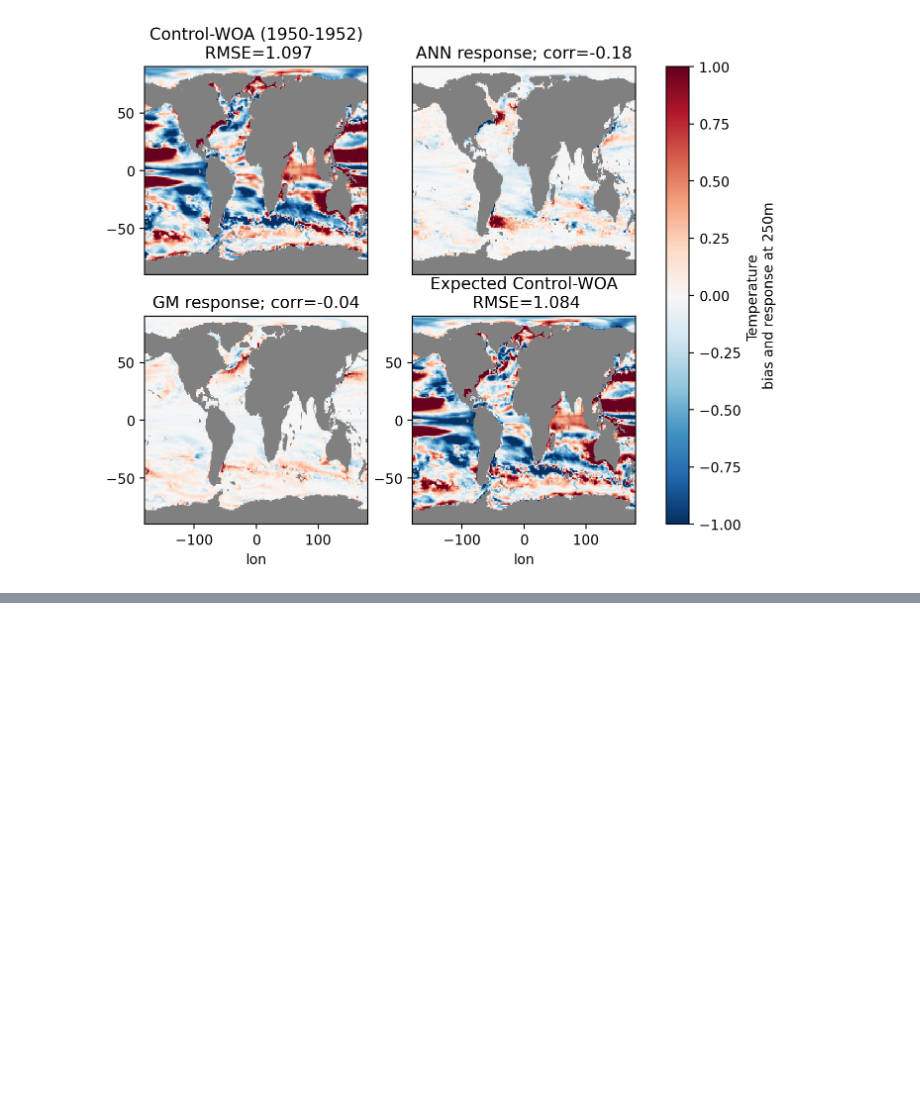
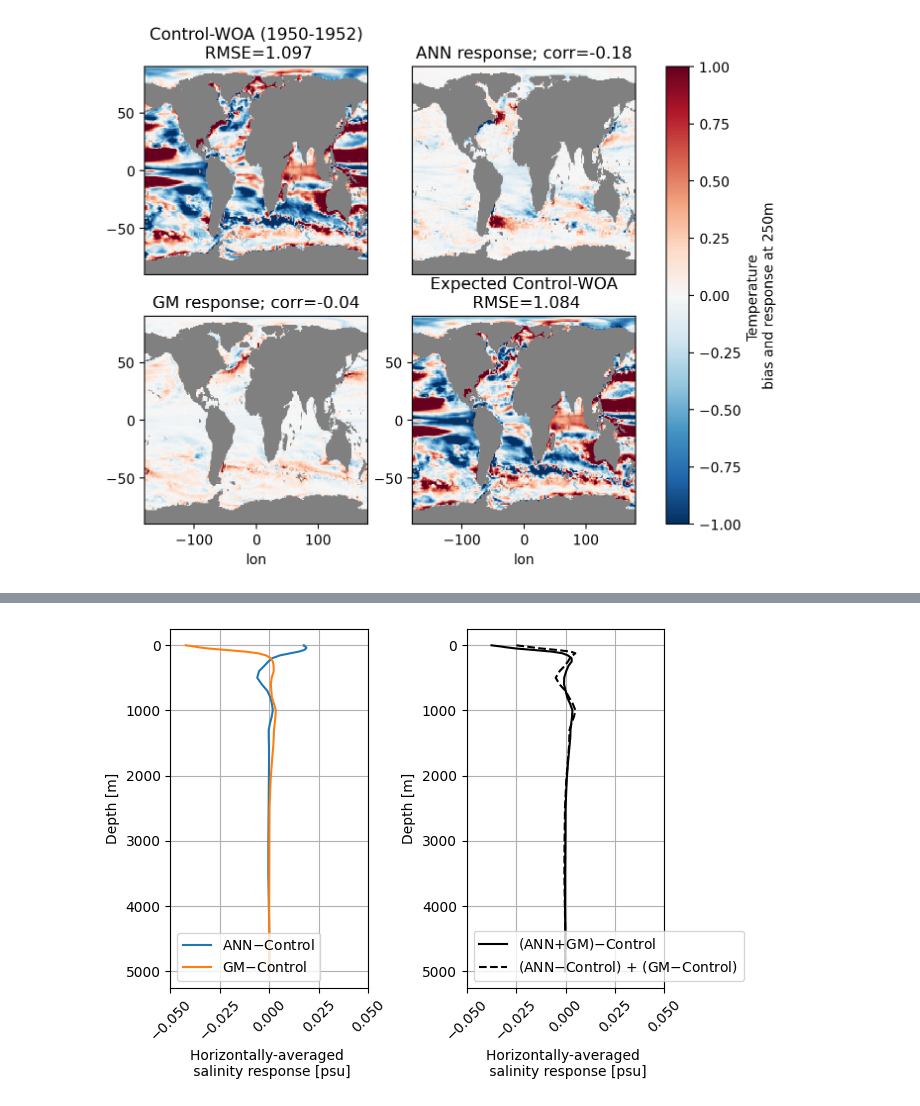
Before and after one commit to m2lines/calibration-MOM6, a Jupyter notebook: notebooks/parameter-assimilation-OM4.ipynb, the cells around one changed output, grey strips where cells are left out. Cells and saved outputs as stored; diff of their text form; code cells hidden in the pictures; blank space fills up the shorter version.

```diff
--- a/notebooks/parameter-assimilation-OM4.ipynb
+++ b/notebooks/parameter-assimilation-OM4.ipynb
@@ -335,0 +371,26 @@ plt.colorbar(im, ax=plt.gcf().axes, label='Temperature \nbias and response at 25
+# %%
+plt.subplot(1,2,1)
+ave2d(ann_response.so, param).plot(label='ANN$-$Control', y='z_l')
+ave2d(gm_response.so, param).plot(label='GM$-$Control', y='z_l')
+plt.gca().invert_yaxis()
+plt.ylabel('Depth [m]')
+plt.xticks(np.arange(-0.05,0.075,0.025), rotation=45)
+plt.grid()
+plt.xlabel('Horizontally-averaged \n salinity response [psu]')
+plt.legend(loc='lower left')
+plt.title('')
+
+plt.subplot(1,2,2)
+ave2d(ann_gm_response.so, param).plot(label='(ANN$+$GM)$-$Control', y='z_l', color='k')
+ave2d((ann_response+gm_response).so, param).plot(label='(ANN$-$Control) $+$ (GM$-$Control)', y='z_l', color='k', ls='--')
+plt.gca().invert_yaxis()
+plt.xticks(np.arange(-0.05,0.075,0.025), rotation=45)
+plt.xlabel('Horizontally-averaged \n salinity response [psu]')
+plt.grid()
+plt.ylabel('Depth [m]')
+plt.legend(loc='lower left')
+plt.title('')
+
+plt.tight_layout()
+# %% [output]
+[figure, added]
```
Also changed, not shown: parts of 21 cells of this notebook, 16 other files.
